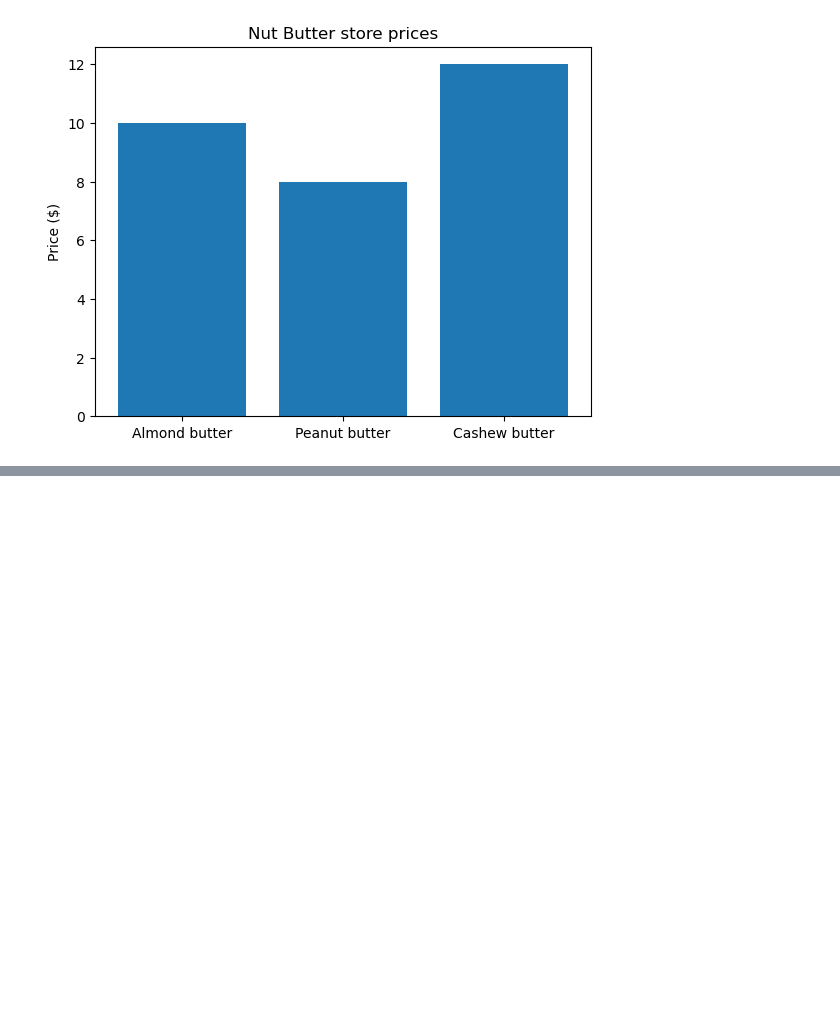
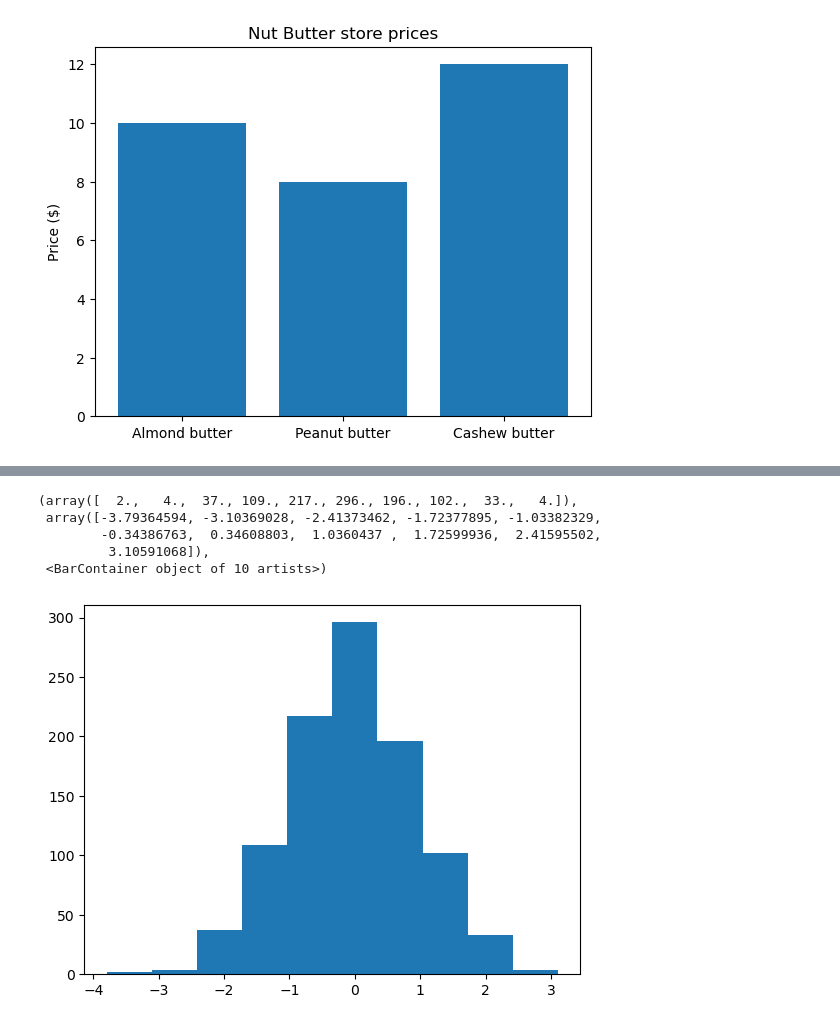
Before and after one commit to AliNisarAhmed/ml-ds-course, a Jupyter notebook: sample-project/Introduction to Matplotlib 2.ipynb, the cells around one changed output, grey strips where cells are left out. Drawn from its saved outputs; the diff is of its cells as text; code cells hidden in the pictures; blank space fills up the shorter version.

```diff
--- a/sample-project/Introduction to Matplotlib 2.ipynb
+++ b/sample-project/Introduction to Matplotlib 2.ipynb
@@ -100,0 +110,12 @@ ax.set(title="Nut Butter store prices", ylabel="Price ($)");
+# %%
+# Make some data
+x = np.random.randn(1000)
+fig, ax = plt.subplots()
+ax.hist(x)
+# %% [output]
+(array([  2.,   4.,  37., 109., 217., 296., 196., 102.,  33.,   4.]),
+ array([-3.79364594, -3.10369028, -2.41373462, -1.72377895, -1.03382329,
+        -0.34386763,  0.34608803,  1.0360437 ,  1.72599936,  2.41595502,
+         3.10591068]),
+ <BarContainer object of 10 artists>)
+[figure, added]
```
Also changed, not shown: parts of 40 cells of this notebook.
